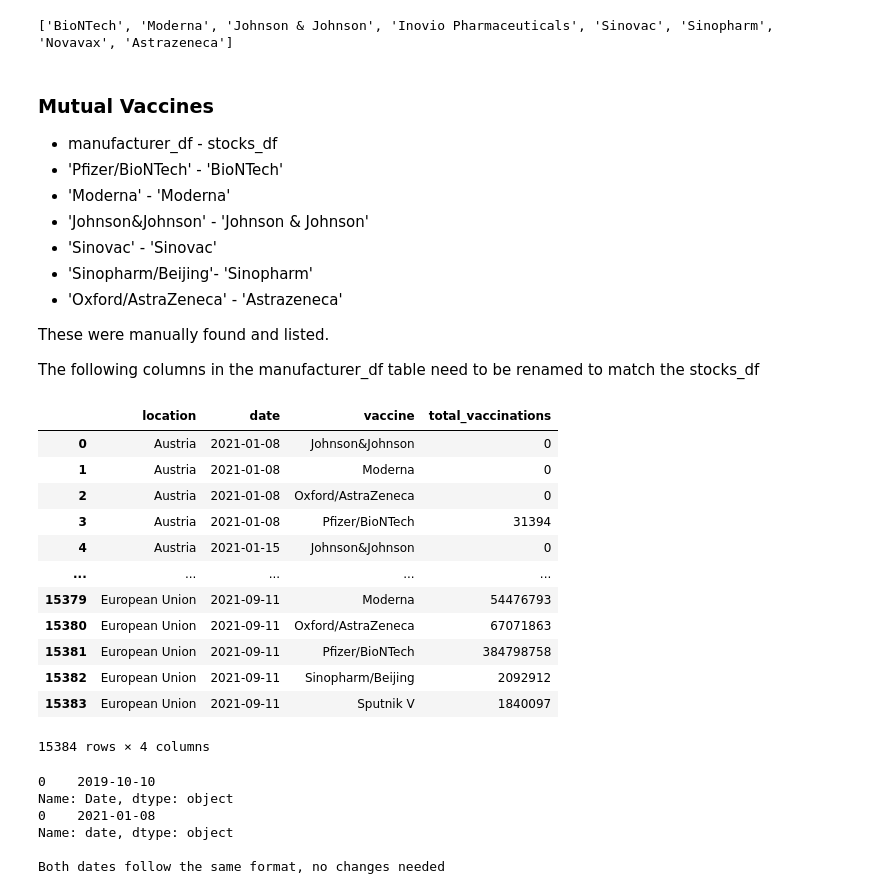
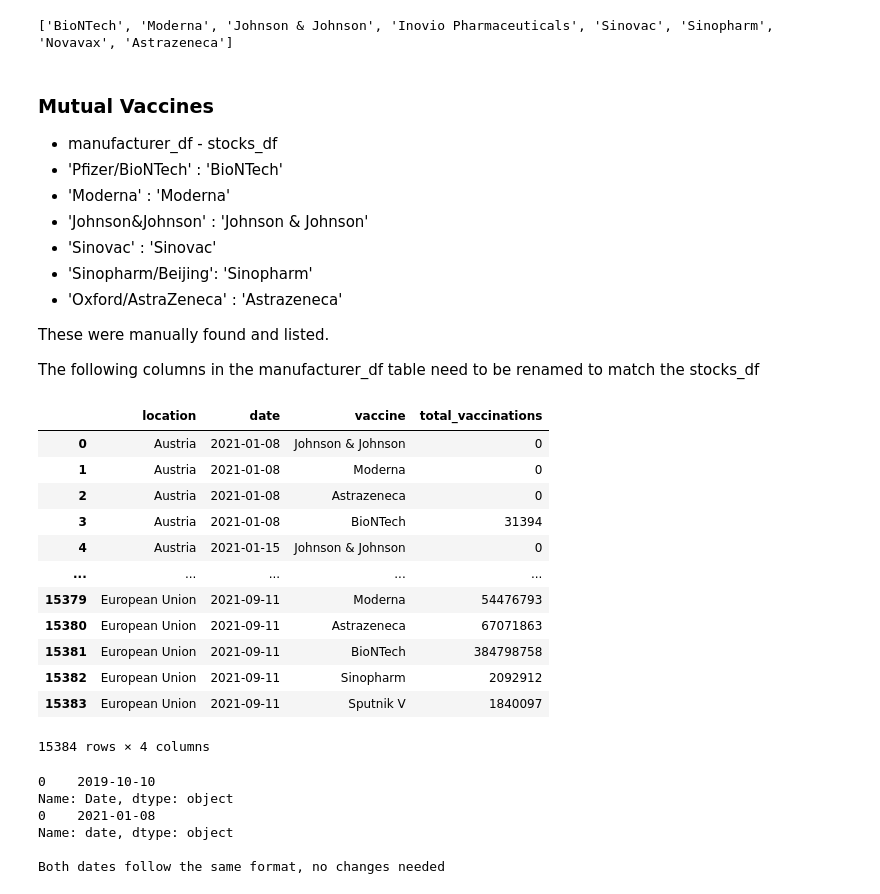
Before and after one commit to jimbleslilley/bootcamp-project-2, a Jupyter notebook: notebook.ipynb, the cells around one changed output. Cells and saved outputs as stored; diff of their text form; code cells hidden in the pictures.

```diff
--- a/notebook.ipynb
+++ b/notebook.ipynb
@@ -59,38 +60,36 @@ print(stock_vaccines)
 ### Mutual Vaccines
 
 * manufacturer_df - stocks_df
-* 'Pfizer/BioNTech' - 'BioNTech'
-* 'Moderna' - 'Moderna'
-* 'Johnson&Johnson' - 'Johnson & Johnson'
-* 'Sinovac' - 'Sinovac'
-* 'Sinopharm/Beijing'- 'Sinopharm'
-* 'Oxford/AstraZeneca' - 'Astrazeneca'
+* 'Pfizer/BioNTech' : 'BioNTech'
+* 'Moderna' : 'Moderna'
+* 'Johnson&Johnson' : 'Johnson & Johnson'
+* 'Sinovac' : 'Sinovac'
+* 'Sinopharm/Beijing': 'Sinopharm'
+* 'Oxford/AstraZeneca' : 'Astrazeneca'
 
 These were manually found and listed.
 
 The following columns in the manufacturer_df table need to be renamed to match the stocks_df
 # %%
 # rename columns
-manufacturer_df = manufacturer_df.rename(columns={
-    'Pfizer/BioNTech' : 'BioNTech',
-    'Johnson&Johnson' : 'Johnson & Johnson',
-    'Sinopharm/Beijing': 'Sinopharm',
-    'Oxford/AstraZeneca' : 'Astrazeneca'
-})
+manufacturer_df = manufacturer_df.replace({"vaccine": {'Pfizer/BioNTech' : 'BioNTech',
+                                                      'Johnson&Johnson' : 'Johnson & Johnson',
+                                                      'Sinopharm/Beijing': 'Sinopharm',
+                                                      'Oxford/AstraZeneca' : 'Astrazeneca'}})
 
 manufacturer_df
 # %% [output]
 |  | location | date | vaccine | total_vaccinations |
-| 0 | Austria | 2021-01-08 | Johnson&Johnson | 0 |
+| 0 | Austria | 2021-01-08 | Johnson & Johnson | 0 |
 | 1 | Austria | 2021-01-08 | Moderna | 0 |
-| 2 | Austria | 2021-01-08 | Oxford/AstraZeneca | 0 |
-| 3 | Austria | 2021-01-08 | Pfizer/BioNTech | 31394 |
-| 4 | Austria | 2021-01-15 | Johnson&Johnson | 0 |
+| 2 | Austria | 2021-01-08 | Astrazeneca | 0 |
+| 3 | Austria | 2021-01-08 | BioNTech | 31394 |
+| 4 | Austria | 2021-01-15 | Johnson & Johnson | 0 |
 | ... | ... | ... | ... | ... |
 | 15379 | European Union | 2021-09-11 | Moderna | 54476793 |
-| 15380 | European Union | 2021-09-11 | Oxford/AstraZeneca | 67071863 |
-| 15381 | European Union | 2021-09-11 | Pfizer/BioNTech | 384798758 |
-| 15382 | European Union | 2021-09-11 | Sinopharm/Beijing | 2092912 |
+| 15380 | European Union | 2021-09-11 | Astrazeneca | 67071863 |
+| 15381 | European Union | 2021-09-11 | BioNTech | 384798758 |
+| 15382 | European Union | 2021-09-11 | Sinopharm | 2092912 |
 | 15383 | European Union | 2021-09-11 | Sputnik V | 1840097 |
 15384 rows × 4 columns
 # %%
```
Also changed, not shown: parts of 7 cells of this notebook.
